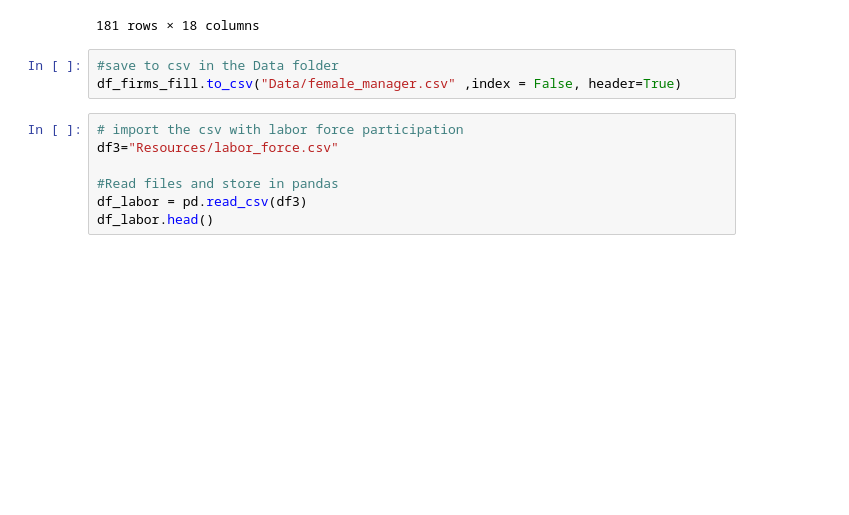
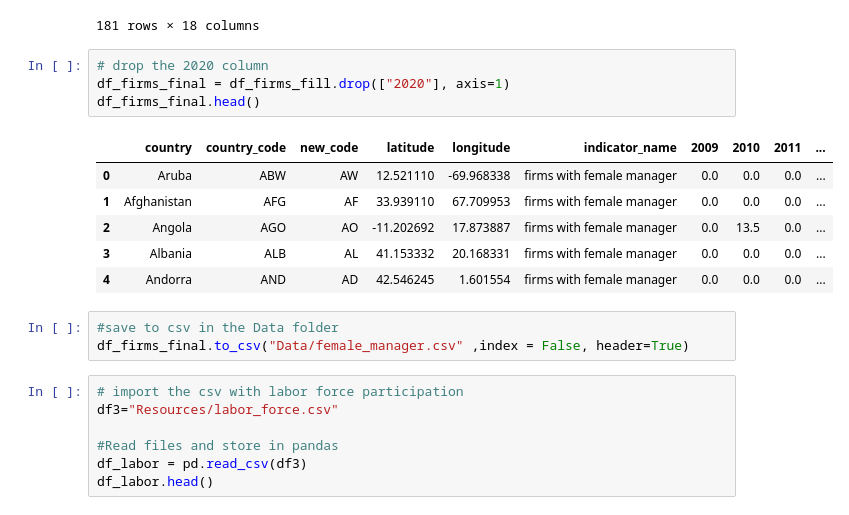
Before and after one commit to liliana-ilut/women-in-power, a Jupyter notebook: girlspower.ipynb, the cells around one changed output. Saved outputs shown, nothing was run; the diff lists cells and outputs as text; blank space fills up the shorter version.

```diff
--- a/girlspower.ipynb
+++ b/girlspower.ipynb
@@ -216,9 +216,20 @@ df_firms_fill
 | 262 | Zambia | ZMB | ZM | -13.133897 | 27.849332 | firms with female manager | 0.0 | 0.0 | 0.0 | ... |
 | 263 | Zimbabwe | ZWE | ZW | -19.015438 | 29.154857 | firms with female manager | 0.0 | 0.0 | 17.4 | ... |
 181 rows × 18 columns
+# %%
+# drop the 2020 column
+df_firms_final = df_firms_fill.drop(["2020"], axis=1)
+df_firms_final.head()
+# %% [output]
+|  | country | country_code | new_code | latitude | longitude | indicator_name | 2009 | 2010 | 2011 | ... |
+| 0 | Aruba | ABW | AW | 12.521110 | -69.968338 | firms with female manager | 0.0 | 0.0 | 0.0 | ... |
+| 1 | Afghanistan | AFG | AF | 33.939110 | 67.709953 | firms with female manager | 0.0 | 0.0 | 0.0 | ... |
+| 2 | Angola | AGO | AO | -11.202692 | 17.873887 | firms with female manager | 0.0 | 13.5 | 0.0 | ... |
+| 3 | Albania | ALB | AL | 41.153332 | 20.168331 | firms with female manager | 0.0 | 0.0 | 0.0 | ... |
+| 4 | Andorra | AND | AD | 42.546245 | 1.601554 | firms with female manager | 0.0 | 0.0 | 0.0 | ... |
 # %%
 #save to csv in the Data folder
-df_firms_fill.to_csv("Data/female_manager.csv" ,index = False, header=True)
+df_firms_final.to_csv("Data/female_manager.csv" ,index = False, header=True)
 # %%
 # import the csv with labor force participation
 df3="Resources/labor_force.csv"
```
Also changed, not shown: parts of 8 cells of this notebook, 9 other files.
